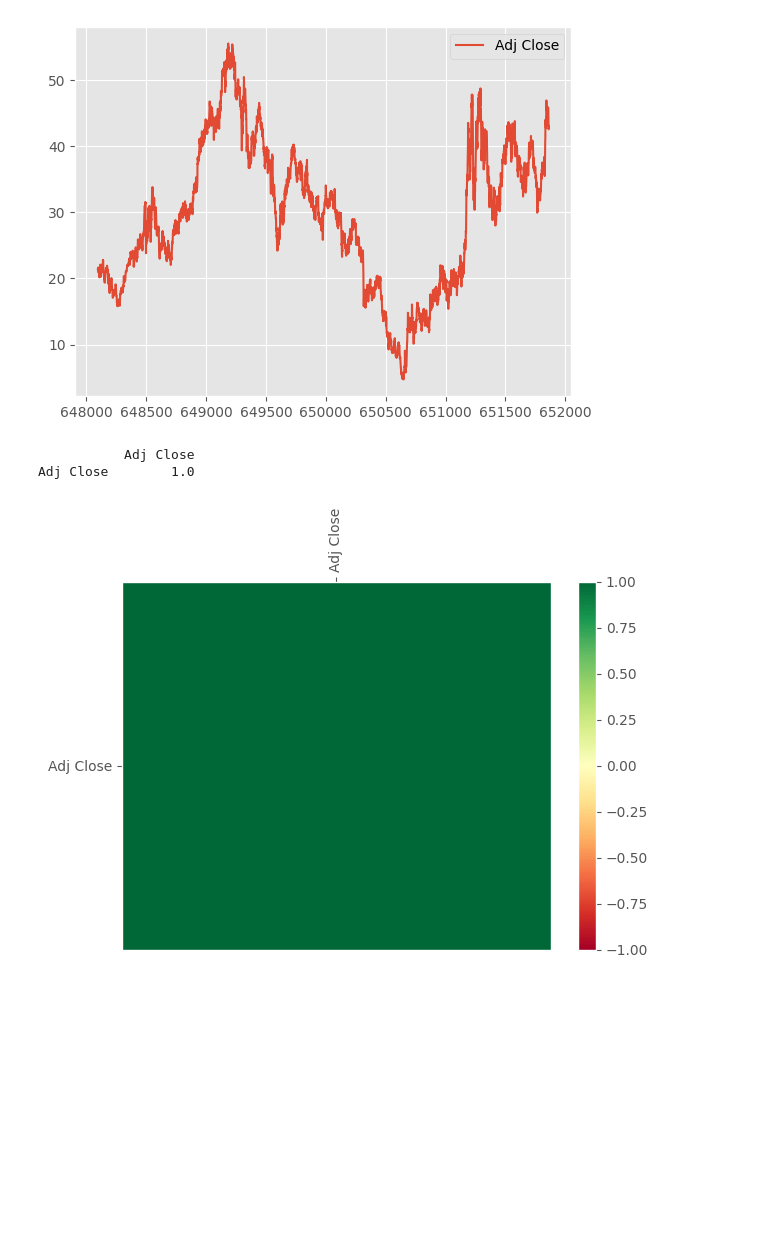
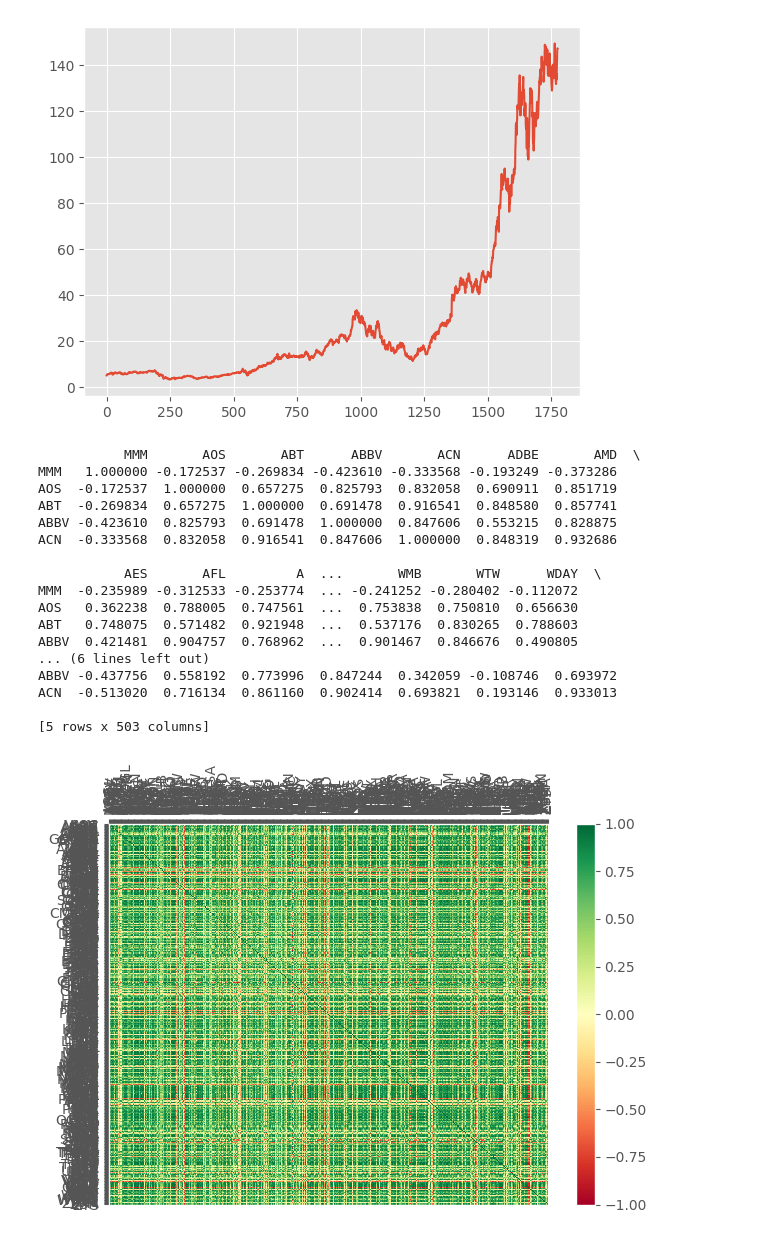
Before and after one commit to Har2yQn78/StockTradingBot, a Jupyter notebook: nbs/SP500 2 - Relationships.ipynb, the cells around one changed output. Cells and saved outputs as stored; diff of their text form; code cells hidden in the pictures; blank space fills up the shorter version.

```diff
--- a/nbs/SP500 2 - Relationships.ipynb
+++ b/nbs/SP500 2 - Relationships.ipynb
@@ -5,6 +5,6 @@ from matplotlib import style
 import numpy as np
 style.use('ggplot')
 # %%
-df = pd.read_csv('../sp500data/sp500_stocks_modified.csv')
+df = pd.read_csv('../sp500data/SP500PriceHistory.csv')
 df.head()
 # %% [output]
@@ -17,58 +18,55 @@ df.head()
 # %%
 def visualize_data():
-    # Load the data
-    df = pd.read_csv('../sp500data/sp500_stocks_modified.csv')
-
-    # Filter the data for the 'MMM' stock
-    symbol_data = df[df['Symbol'] == 'EQT']
-
-    # Plot the 'Adj Close' column
-    symbol_data.plot()
+    df['NVDA'].plot()
     plt.show()
 
 visualize_data()
 # %% [output]
-[figure, old version]
+[figure, new version]
 # %%
 def visualize_data():
-    # Load the data
-    df = pd.read_csv('../sp500data/sp500_stocks_modified.csv')
-
-    # Check for non-numeric columns and drop them if necessary
-    # Alternatively, you can convert them to numeric if appropriate
+    df = pd.read_csv('../sp500data/SP500PriceHistory.csv')
     df_numeric = df.select_dtypes(include=[np.number])
-
-    # Compute the correlation matrix
     df_corr = df_numeric.corr()
     print(df_corr.head())
-    df_corr.to_csv('sp500corr.csv')
-
-    # Prepare data for heatmap
+    df_corr.to_csv('../sp500data/sp500corr.csv')
     data1 = df_corr.values
     fig1 = plt.figure()
     ax1 = fig1.add_subplot(111)
-
-    # Create the heatmap
     heatmap1 = ax1.pcolor(data1, cmap=plt.cm.RdYlGn)
     fig1.colorbar(heatmap1)
 
-    # Set up the axes
     ax1.set_xticks(np.arange(data1.shape[1]) + 0.5, minor=False)
     ax1.set_yticks(np.arange(data1.shape[0]) + 0.5, minor=False)
     ax1.invert_yaxis()
     ax1.xaxis.tick_top()
     column_labels = df_corr.columns
     row_labels = df_corr.index
     ax1.set_xticklabels(column_labels)
     ax1.set_yticklabels(row_labels)
     plt.xticks(rotation=90)
     heatmap1.set_clim(-1, 1)
     plt.tight_layout()
     # plt.savefig("correlations.png", dpi=(300))
     plt.show()
 
 visualize_data()
 # %% [output]
-           Adj Close
-Adj Close        1.0
+           MMM       AOS       ABT      ABBV       ACN      ADBE       AMD  \
+MMM   1.000000 -0.172537 -0.269834 -0.423610 -0.333568 -0.193249 -0.373286
+AOS  -0.172537  1.000000  0.657275  0.825793  0.832058  0.690911  0.851719
+ABT  -0.269834  0.657275  1.000000  0.691478  0.916541  0.848580  0.857741
+ABBV -0.423610  0.825793  0.691478  1.000000  0.847606  0.553215  0.828875
+ACN  -0.333568  0.832058  0.916541  0.847606  1.000000  0.848319  0.932686
+
+           AES       AFL         A  ...       WMB       WTW      WDAY  \
+MMM  -0.235989 -0.312533 -0.253774  ... -0.241252 -0.280402 -0.112072
+AOS   0.362238  0.788005  0.747561  ...  0.753838  0.750810  0.656630
+ABT   0.748075  0.571482  0.921948  ...  0.537176  0.830265  0.788603
+ABBV  0.421481  0.904757  0.768962  ...  0.901467  0.846676  0.490805
+... (6 lines left out)
+ABBV -0.437756  0.558192  0.773996  0.847244  0.342059 -0.108746  0.693972
+ACN  -0.513020  0.716134  0.861160  0.902414  0.693821  0.193146  0.933013
+
+[5 rows x 503 columns]
-[figure, old version]
+[figure, new version]
```
Also changed, not shown: parts of 2 cells of this notebook, 2 other files.
